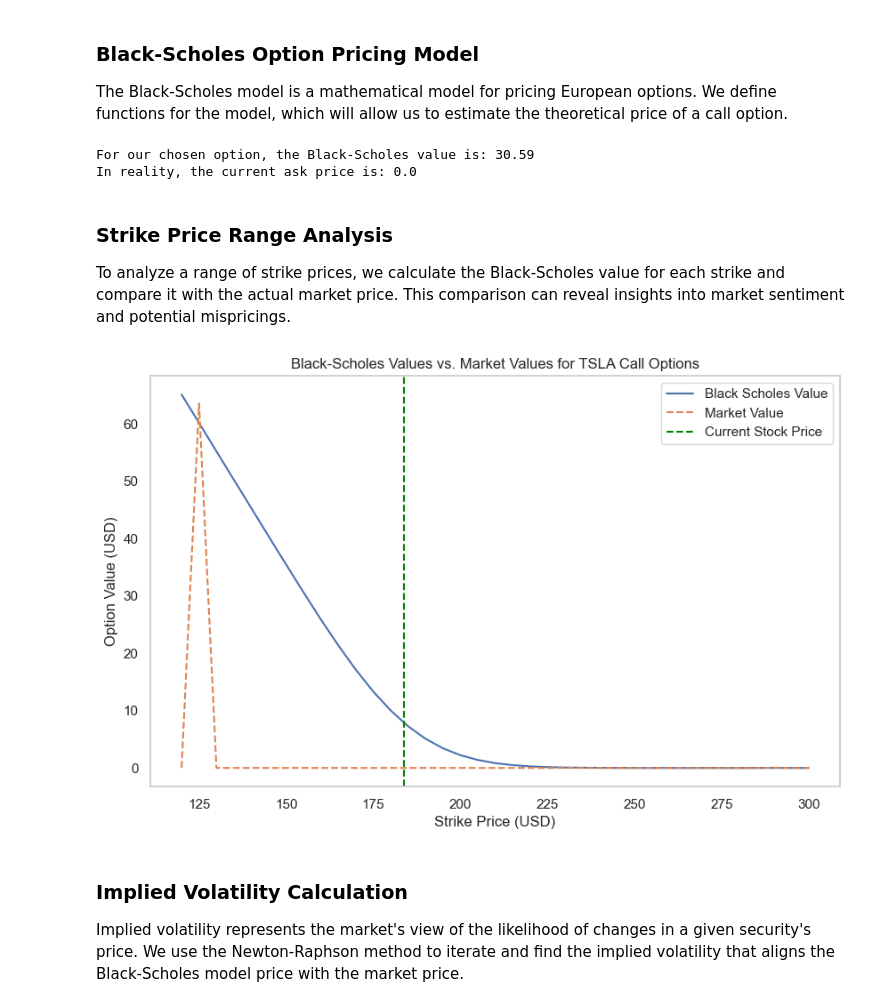
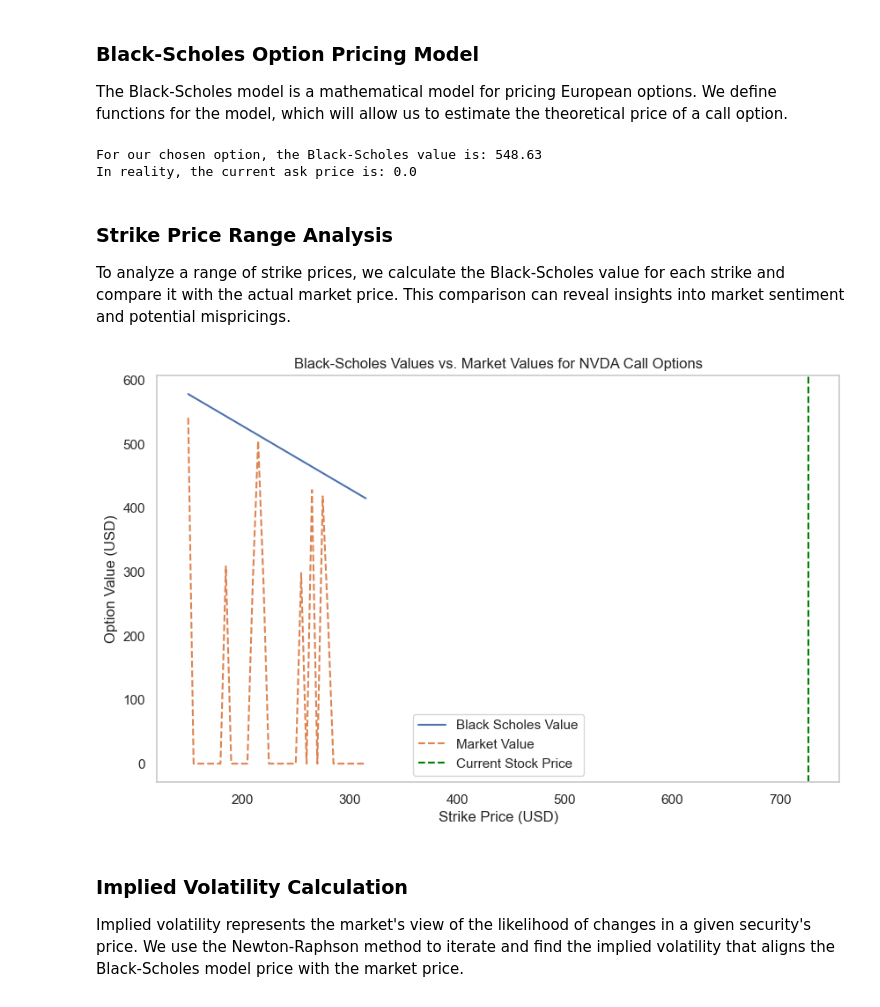
Before and after one commit to johncylolita/Black-Scholes-Model-vs-Market-Analysis, a Jupyter notebook: BS-vs-Market.ipynb, the cells around one changed output. Drawn from its saved outputs; the diff is of its cells as text; code cells hidden in the pictures.

Commit message:
Changed the stock used

```diff
--- a/BS-vs-Market.ipynb
+++ b/BS-vs-Market.ipynb
@@ -22,7 +22,7 @@ start = datetime(end.year, end.month - 1, end.day)  # Subtract one month from th
 # %%
 # Ticker selection for data retrieval
 # Apple is chosen due to its high trade volume and interest among investors.
-stock_name = 'AAPL'
+stock_name = 'NVDA'
 stockticker = yf.Ticker(stock_name)
 # %%
 # Retrieve historical stock data using yfinance
@@ -51,7 +51,7 @@ determining the risk-free rate, and calculating the time to expiration. These pa
 # %%
 # Define option expiry date and risk-free rate
 option_date = "2024-05-17"  # Expiry date of the option chosen arbitrarily for this example
-bond_rate = 0.0411  # Example risk-free rate, assumed to be the yield on a 3-month U.S. Treasury bill
+bond_rate = 0.0464  # Example risk-free rate, assumed to be the yield on a 3-month U.S. Treasury bill
 # %%
 # Convert the expiry to a datetime object and calculate time to expiry
 option_expiry_datetime = datetime.strptime(option_date, "%Y-%m-%d")
@@ -96,22 +96,22 @@ We define functions for the model, which will allow us to estimate the theoretic
 # Define functions for Black-Scholes calculations
 def N(d):
     """Cumulative standard normal distribution"""
-    return 0.5 * (1 + m.erf(d / m.sqrt(2)))
+    return (0.5 * (1 + m.erf(d / np.sqrt(2))))
 
 def d1(S, E, T, r, sigma):
     """Calculate d1 used in the Black-Scholes formula"""
-    return (m.log(S / E) + (r + sigma ** 2 / 2) * T) / (sigma * m.sqrt(T))
+    return ((np.log(S / E) + (r + sigma ** 2 / 2) * (T)) / (sigma * np.sqrt(T)))
 
 def d2(S, E, T, r, sigma):
     """Calculate d2 used in the Black-Scholes formula"""
-    return d1(S, E, T, r, sigma) - sigma * m.sqrt(T)
+    return ((np.log(S / E) + (r - sigma ** 2 / 2) * (T)) / (sigma * np.sqrt(T)))
 
 def BlackScholesCall(S, E, T, r, sigma):
     """Calculate Black-Scholes option price for a call option"""
-    return S * N(d1(S, E, T, r, sigma)) - E * m.exp(-r * T) * N(d2(S, E, T, r, sigma))
+    return S * N(d1(S, E, T, r, sigma)) - E * np.exp(-r * T) * N(d2(S, E, T, r, sigma))
 # %%
 # Calculate the Black-Scholes value for the selected call option
-S = asset_df["Close"][-1]  # Current stock price
+S = asset_df["Close"][len(asset_df)-1]  # Current stock price
 E = call_option["strike"]  # Strike price of the option
 T = years_to_exp  # Time to expiry in years
 r = bond_rate  # Risk-free rate
@@ -123,7 +123,7 @@ black_scholes_val = BlackScholesCall(S, E, T, r, sigma)
 print(f"For our chosen option, the Black-Scholes value is: {black_scholes_val:.2f}")
 print(f"In reality, the current ask price is: {call_option['ask']}")
 # %% [output]
-For our chosen option, the Black-Scholes value is: 30.59
+For our chosen option, the Black-Scholes value is: 548.63
 In reality, the current ask price is: 0.0
 # %% [markdown]
 ### Strike Price Range Analysis
@@ -154,17 +154,17 @@ comparison_df['Time to Expiry'] = T
 # %%
 # Plot comparison of Black-Scholes values vs. Observed Market Values
 plt.figure(figsize=(10, 6))
 plt.plot(comparison_df["Strike"], comparison_df["Black Scholes Value"], label="Black Scholes Value", linestyle='-')
 plt.plot(comparison_df["Strike"], comparison_df["Real Value"], label="Market Value", linestyle='--')
 plt.axvline(S, color="green", linestyle="--", label="Current Stock Price")
 plt.xlabel("Strike Price (USD)")
 plt.ylabel("Option Value (USD)")
-plt.title("Black-Scholes Values vs. Market Values for TSLA Call Options")
+plt.title("Black-Scholes Values vs. Market Values for NVDA Call Options")
 plt.legend()
 plt.grid()
 plt.show()
 # %% [output]
-[figure, old version]
+[figure, new version]
 # %% [markdown]
 ### Implied Volatility Calculation
 Implied volatility represents the market's view of the likelihood of changes in a given security's price.
```
Also changed, not shown: parts of 5 cells of this notebook.
